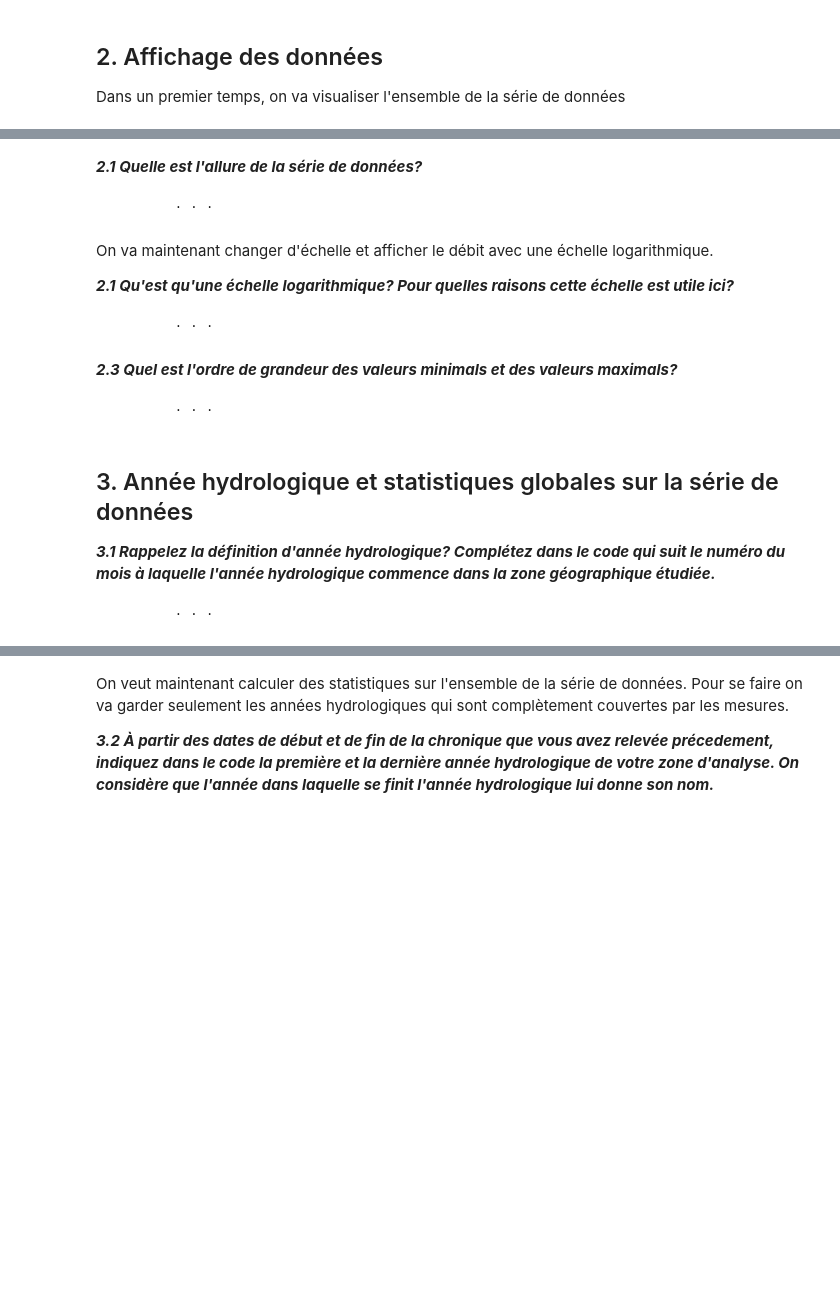
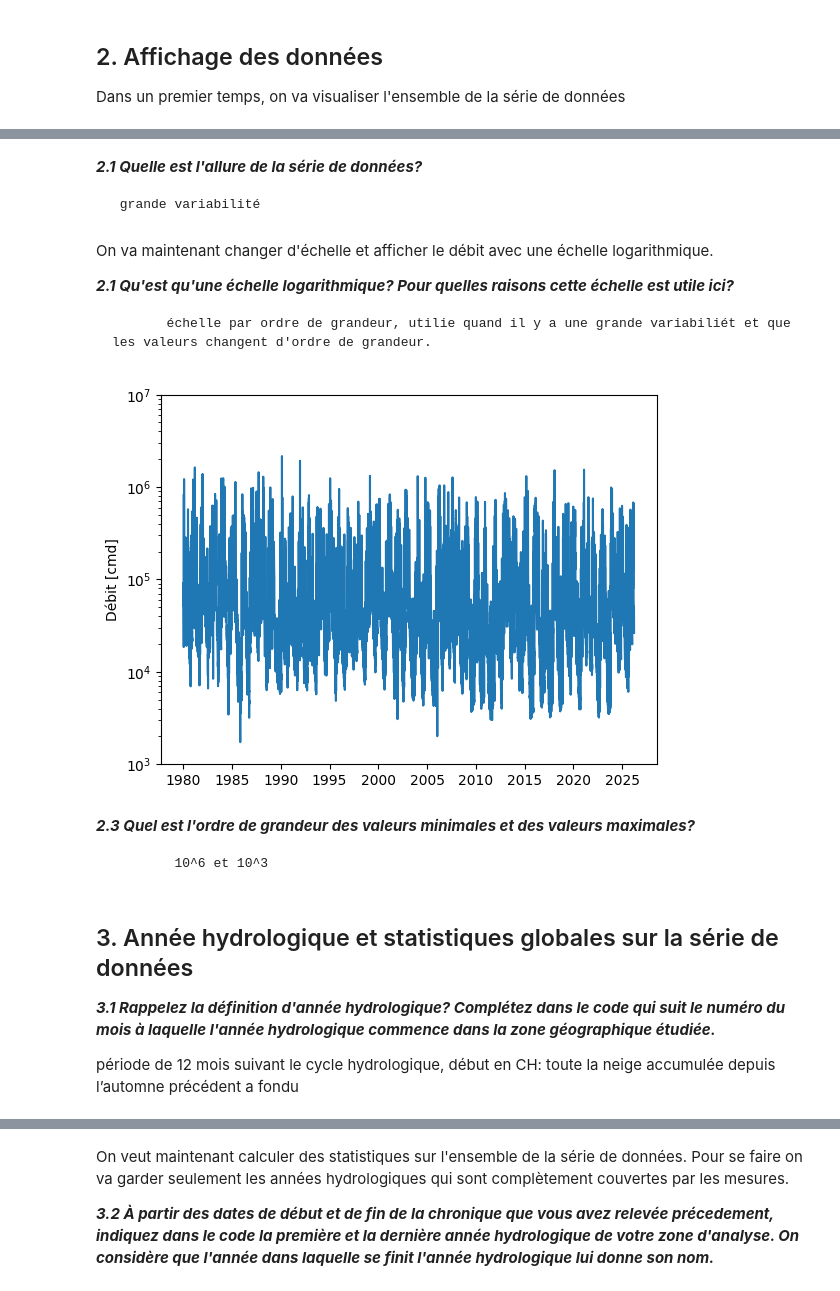
Before and after one commit to onillonn/ecohydro, a Jupyter notebook: analyse_debit_todo.ipynb, the cells around one changed output, grey strips where cells are left out. Saved outputs shown, nothing was run; the diff lists cells and outputs as text; code cells hidden in the pictures; blank space fills up the shorter version.

```diff
--- a/analyse_debit_todo.ipynb
+++ b/analyse_debit_todo.ipynb
@@ -68,6 +84,6 @@ data.tail()
 # %%
 # Complétez la valeur du coefficient de conversion
-conv_coef = ...
+conv_coef = 86400
 # On applique le coefficient de conversion à la série de données
 data['q_cmd'] = data['q_m3/s'] * conv_coef
 
@@ -85,30 +110,32 @@ plt.ylabel('Débit [cmd]')
 # %% [markdown]
 ***2.1 Quelle est l'allure de la série de données?***
 
-            . . .
+     grande variabilité
 # %% [markdown]
 On va maintenant changer d'échelle et afficher le débit avec une échelle logarithmique.
 
 ***2.1 Qu'est qu'une échelle logarithmique? Pour quelles raisons cette échelle est utile ici?***
 
-            . . .
+           échelle par ordre de grandeur, utilie quand il y a une grande variabiliét et que les valeurs changent d'ordre de grandeur.
 # %%
 plt.plot(data.index, data['q_cmd'])
 plt.ylabel('Débit [cmd]')
 
 # On passe l'axe y sur une échelle logarithmique
-plt.ylim([1000, 1000000])
+plt.ylim([1000, 10000000])
 plt.yscale('log')
+# %% [output]
+[figure, added]
 # %% [markdown]
 
-***2.3 Quel est l'ordre de grandeur des valeurs minimals et des valeurs maximals?***
+***2.3 Quel est l'ordre de grandeur des valeurs minimales et des valeurs maximales?***
 
-            . . .
+            10^6 et 10^3
 # %% [markdown]
 ## 3. Année hydrologique et statistiques globales sur la série de données
 
 ***3.1 Rappelez la définition d'année hydrologique? Complétez dans le code qui suit le numéro du mois à laquelle l'année hydrologique commence dans la zone géographique étudiée.***
 
-            . . .
+période de 12 mois suivant le cycle hydrologique, début en CH: toute la neige accumulée depuis l’automne précédent a fondu
 # %%
 # Indiquez le mois auquel commence l'année hydrologique (1: janvier, 2: février, ...)
```
Also changed, not shown: parts of 16 cells of this notebook.
